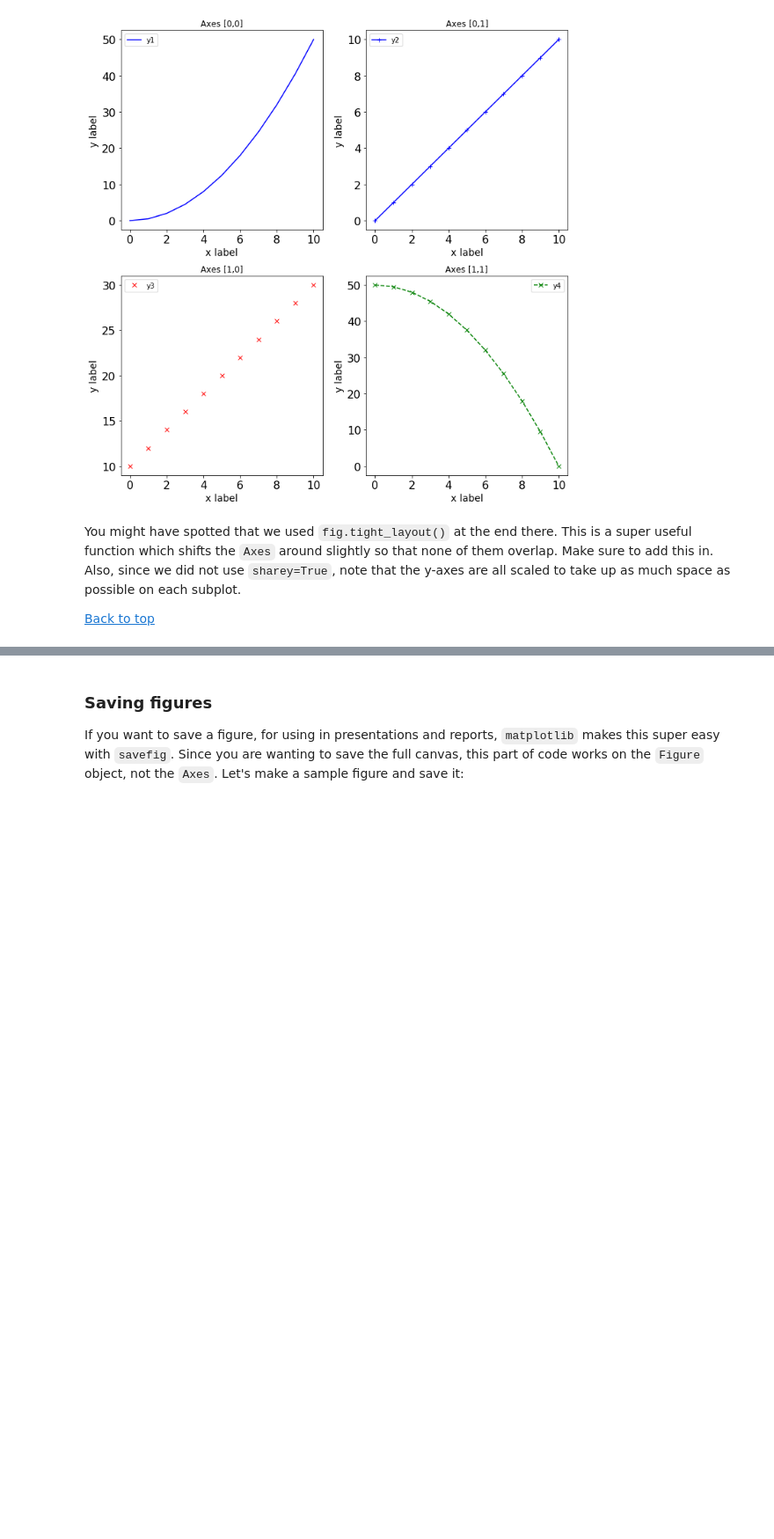
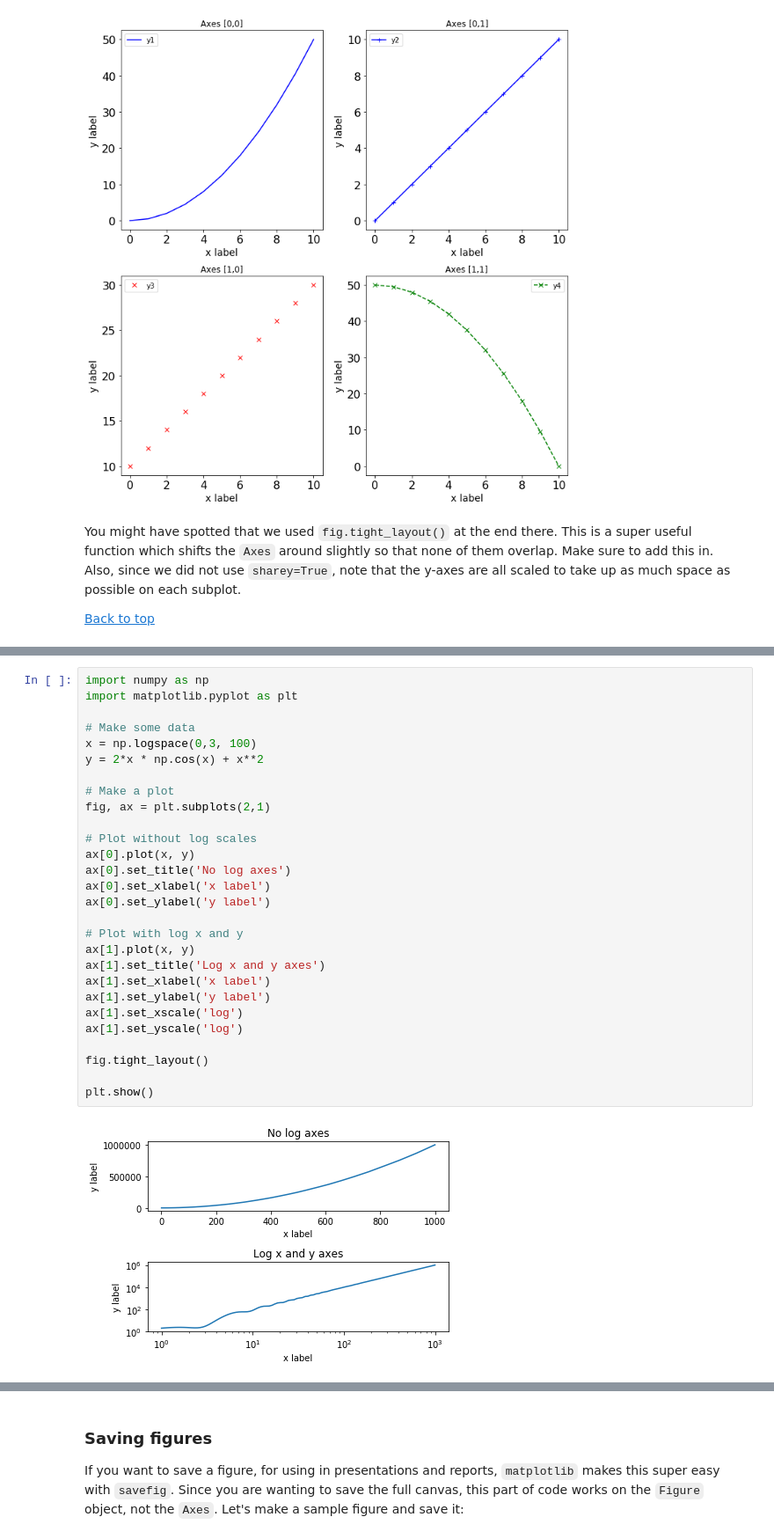
Before and after one commit to joshjchayes/matplotlib_guide, a Jupyter notebook: Matplotlib guide.ipynb, the cells around one changed output, grey strips where cells are left out. Shown: that part at 88% size. Cells and saved outputs as stored; diff of their text form; blank space fills up the shorter version.

```diff
--- a/Matplotlib guide.ipynb
+++ b/Matplotlib guide.ipynb
@@ -311,0 +326,30 @@ You might have spotted that we used `fig.tight_layout()` at the end there. This
+# %%
+import numpy as np
+import matplotlib.pyplot as plt
+
+# Make some data
+x = np.logspace(0,3, 100)
+y = 2*x * np.cos(x) + x**2
+
+# Make a plot
+fig, ax = plt.subplots(2,1)
+
+# Plot without log scales
+ax[0].plot(x, y)
+ax[0].set_title('No log axes')
+ax[0].set_xlabel('x label')
+ax[0].set_ylabel('y label')
+
+# Plot with log x and y
+ax[1].plot(x, y)
+ax[1].set_title('Log x and y axes')
+ax[1].set_xlabel('x label')
+ax[1].set_ylabel('y label')
+ax[1].set_xscale('log')
+ax[1].set_yscale('log')
+
+fig.tight_layout()
+
+plt.show()
+# %% [output]
+[figure, added]
```
Also changed, not shown: parts of 12 cells of this notebook, 2 other files.
